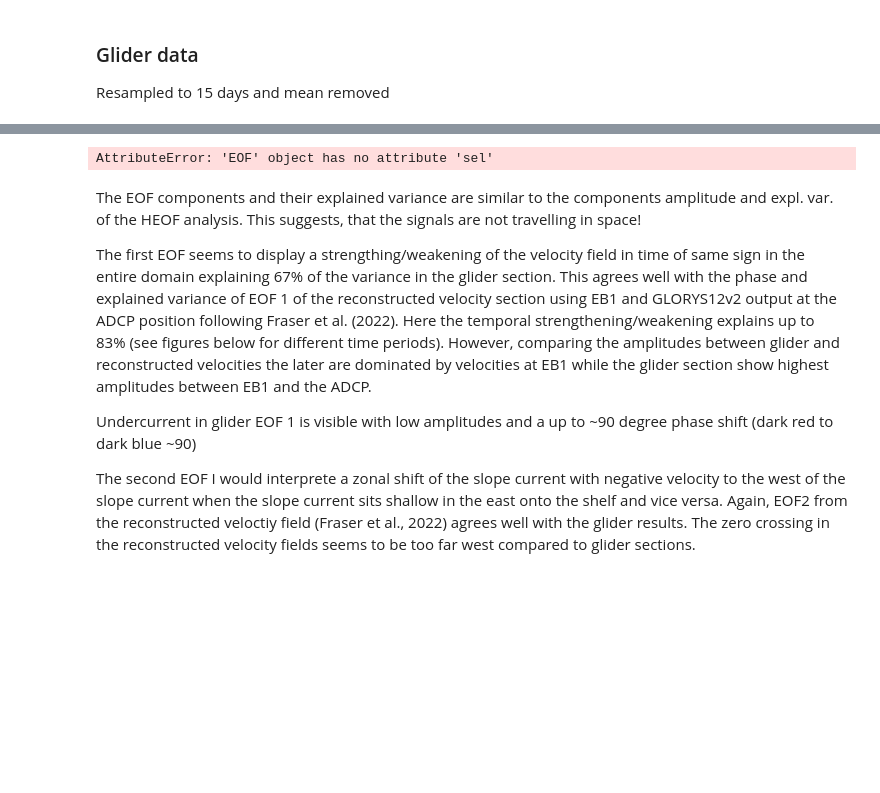
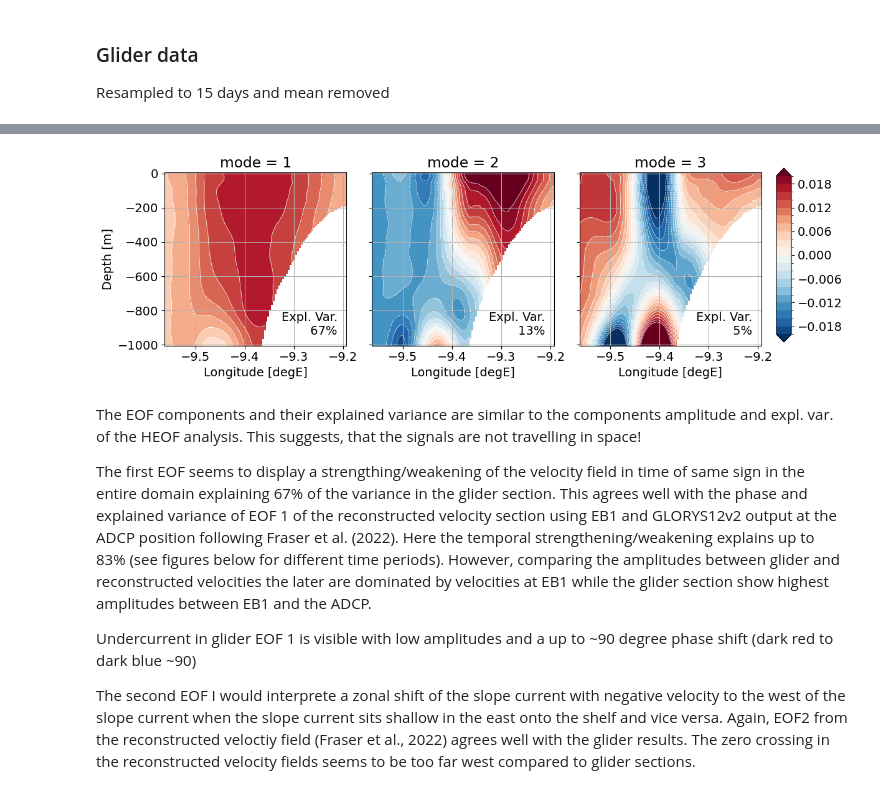
Before and after one commit to ScotMarPhys/Rockall_Trough_Transports, a Jupyter notebook: notebooks/2.0_Rockall_Trough_glider_EW_EOF_2020_2023.ipynb, the cells around one changed output, grey strips where cells are left out. Drawn from its saved outputs; the diff is of its cells as text; code cells hidden in the pictures; blank space fills up the shorter version.

```diff
--- a/notebooks/2.0_Rockall_Trough_glider_EW_EOF_2020_2023.ipynb
+++ b/notebooks/2.0_Rockall_Trough_glider_EW_EOF_2020_2023.ipynb
@@ -273,8 +273,8 @@ No artists with labels found to put in legend.  Note that artists whose label st
 # %%
-fig = rt_eof.plot_EOF(glider_EOF),dim='lon',EOF=True)
+fig = rt_eof.plot_EOF(glider_EOF,dim='lon',EOF=True)
 fig.savefig(f'{fig_out_path}RT_glider_EOF_pattern.png',bbox_inches='tight',dpi=300)
 # %% [output]
-AttributeError: 'EOF' object has no attribute 'sel'
+[figure, added]
 # %% [markdown]
 The EOF components and their explained variance are similar to the components amplitude and expl. var. of the HEOF analysis. This suggests, that the signals are not travelling in space!
 
```
Also changed, not shown: parts of 1 cell of this notebook.
